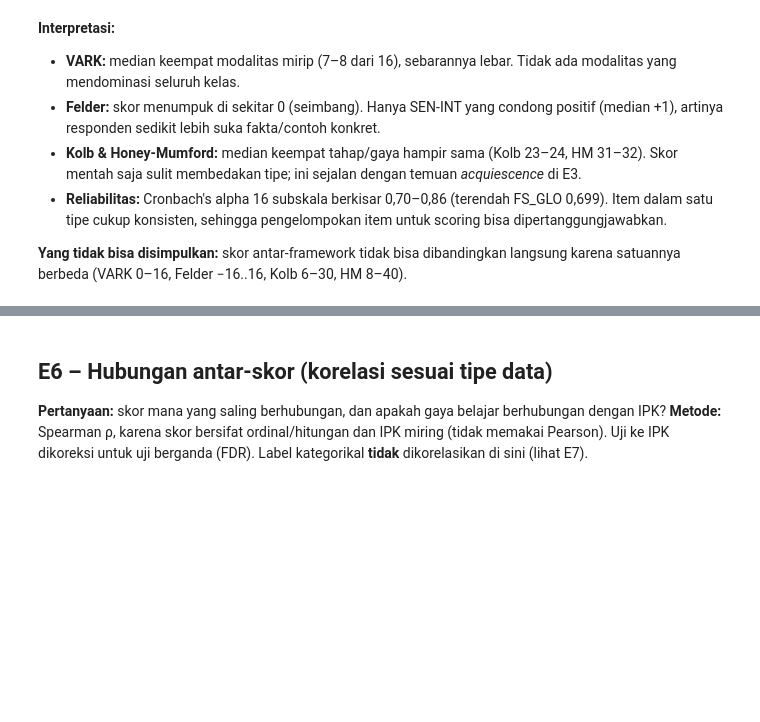
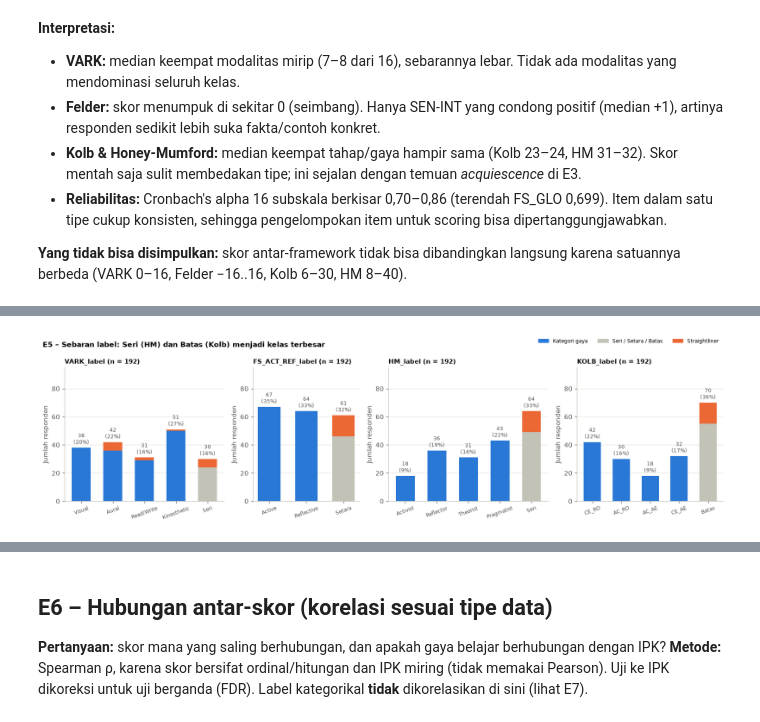
Before and after one commit to edwardchristi4n/machine_learning_exam, a Jupyter notebook: notebook/KelpAdam_UTS_DataPreparation_EDA.ipynb, the cells around one changed output, grey strips where cells are left out. Saved outputs shown, nothing was run; the diff lists cells and outputs as text; code cells hidden in the pictures; blank space fills up the shorter version.

```diff
--- a/notebook/KelpAdam_UTS_DataPreparation_EDA.ipynb
+++ b/notebook/KelpAdam_UTS_DataPreparation_EDA.ipynb
@@ -2416,17 +2229,0 @@ simpan(fig, "E5_distribusi_label")
-# %%
-# E5 lanjutan: detail profil VARK (kombinasi modalitas), n = 192
-profil = eda["VARK_profile"].value_counts()
-print(f"Jumlah kombinasi profil VARK: {len(profil)}; profil dengan < 5 responden: {int((profil < 5).sum())}")
-fig, ax = plt.subplots(figsize=(8, 4))
-warna_tipe = {1: BIRU, 2: ORANYE, 3: HIJAU_TOSKA, 4: KUNING}
-p = profil.sort_values()
-ax.barh(p.index, p.values, color=[warna_tipe[len(k)] for k in p.index], height=0.65)
-for yi, v in enumerate(p.values):
-    ax.text(v + 0.8, yi, str(v), va="center", fontsize=8, color=TEKS)
-from matplotlib.patches import Patch
-ax.legend(handles=[Patch(color=c, label=l) for c, l in zip(warna_tipe.values(), ["Single", "Bimodal", "Trimodal", "Quadmodal"])],
-          frameon=False, fontsize=8, loc="lower right")
-ax.set_xlabel("Jumlah responden")
-ax.grid(axis="y", visible=False)
-ax.set_title(f"E5b – Profil VARK: {len(profil)} kombinasi, {int((profil < 5).sum())} di antaranya < 5 responden (n = {len(eda)})")
-simpan(fig, "E5b_profil_vark")
@@ -2494,0 +2268,48 @@ simpan(fig, "E5c_label_uas")
+# %%
+# 1) Tabel frekuensi tiap label (satu y per framework); kategori operasional = aturan tugas, bukan gaya belajar
+URUT_LABEL = {
+    "VARK_label":       ["Visual", "Aural", "Read/Write", "Kinesthetic", "Seri"],
+    "FS_ACT_REF_label": ["Active", "Reflective", "Setara"],
+    "HM_label":         ["Activist", "Reflector", "Theorist", "Pragmatist", "Seri"],
+    "KOLB_label":       ["CE_RO", "AC_RO", "AC_AE", "CE_AE", "Batas"],
+}
+OPERASIONAL = ["Seri", "Setara", "Batas"]
+sl = eda["flag_straightline"]
+
+ringkas_label = []
+for kol, urut in URUT_LABEL.items():
+    n = eda[kol].value_counts().reindex(urut).fillna(0).astype(int)
+    ringkas_label.append({"Label": kol, "n": int(n.sum()),
+                          "Distribusi": ", ".join(f"{k}={v}" for k, v in n.items()),
+                          "% Seri/Setara/Batas": round(n[n.index.isin(OPERASIONAL)].sum() / n.sum() * 100, 1),
+                          "Kelas terkecil": f"{n.idxmin()} = {n.min()} ({n.min() / n.sum() * 100:.0f}%)",
+                          "Rasio terbesar:terkecil": round(n.max() / n.min(), 1),
+                          "Kira-kira di test 20%": f"{n.min() * 0.2:.0f}-{n.max() * 0.2:.0f} per kelas",
+                          "15 straightliner masuk ke": ", ".join(eda.loc[sl, kol].value_counts().index)})
+ringkas_label = pd.DataFrame(ringkas_label).set_index("Label")
+display(ringkas_label)
+
+# 2) Grafik: 4 label (satu y per framework); abu-abu = Seri/Setara/Batas, oranye = straightliner
+from matplotlib.patches import Patch
+fig, axes = plt.subplots(1, 4, figsize=(15, 4.1), gridspec_kw={"width_ratios": [1.2, 0.8, 1.2, 1.1]})
+for ax, kol in zip(axes, URUT_LABEL):
+    urut = URUT_LABEL[kol]
+    n_ok = eda.loc[~sl, kol].value_counts().reindex(urut).fillna(0).astype(int)
+    n_sl = eda.loc[sl, kol].value_counts().reindex(urut).fillna(0).astype(int)
+    ax.bar(urut, n_ok.values, color=[ABU if k in OPERASIONAL else BIRU for k in urut], width=0.6)
+    ax.bar(urut, n_sl.values, bottom=n_ok.values, color=ORANYE, width=0.6)
+    total = n_ok + n_sl
+    for xi, v in enumerate(total.values):
+        ax.text(xi, v + 1.5, f"{v}\n({v / total.sum() * 100:.0f}%)", ha="center", va="bottom", fontsize=8, color=TEKS)
+    ax.set_ylim(0, 95)
+    ax.set_title(f"{kol} (n = {total.sum()})", fontsize=10)
+    ax.set_ylabel("Jumlah responden")
+    ax.tick_params(axis="x", labelsize=8, rotation=20)
+    ax.grid(axis="x", visible=False)
+fig.legend(handles=[Patch(color=BIRU, label="Kategori gaya"), Patch(color=ABU, label="Seri / Setara / Batas"),
+                    Patch(color=ORANYE, label="Straightliner")], frameon=False, fontsize=8, ncol=3,
+           loc="upper right", bbox_to_anchor=(0.99, 1.02))
+fig.suptitle("E5 – Sebaran label: Seri (HM) dan Batas (Kolb) menjadi kelas terbesar", x=0.01, ha="left",
+             fontweight="bold", fontsize=11)
+simpan(fig, "E5_distribusi_label")
+# %% [output]
@@ -2494,0 +2322 @@ simpan(fig, "E5c_label_uas")
+[figure, added]
```
Also changed, not shown: parts of 81 cells of this notebook, 15 other files.
